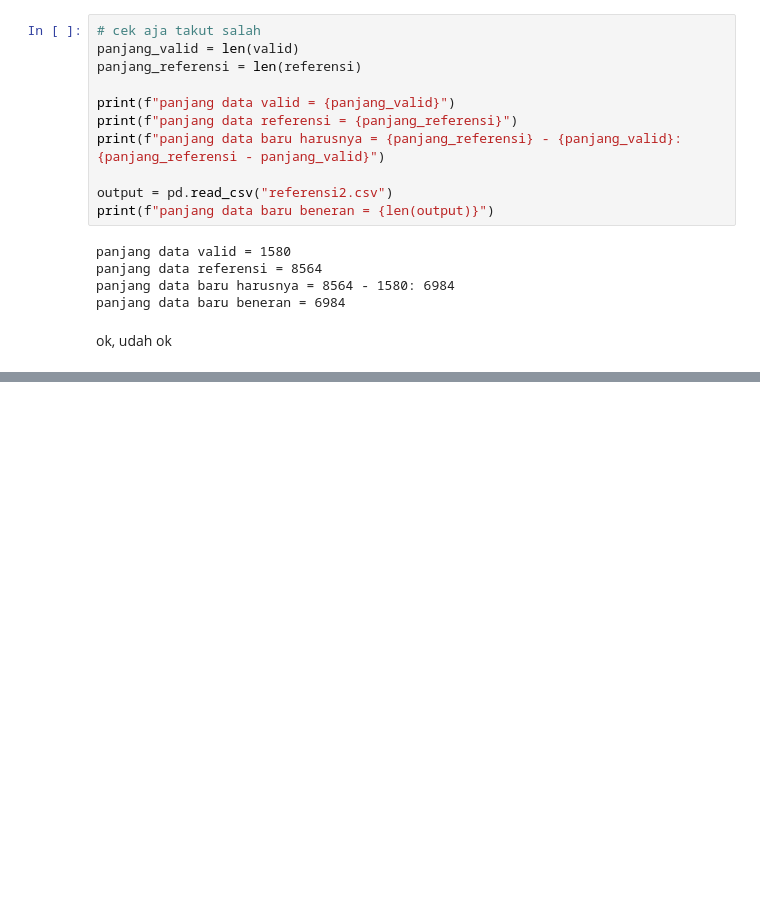
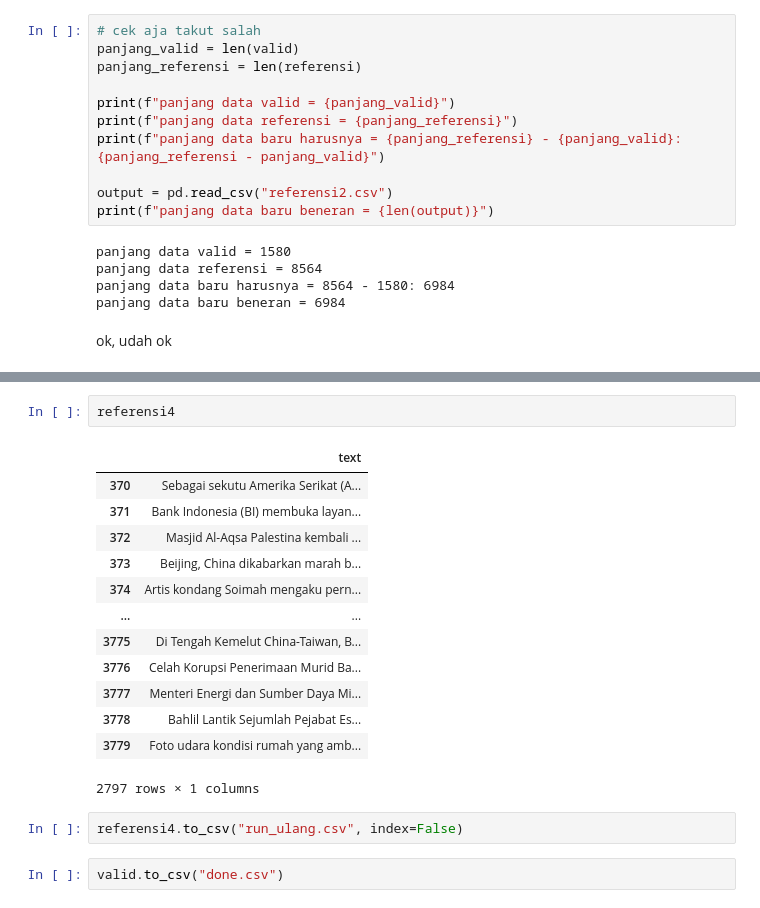
Before and after one commit to imdipo/capstone-AITF-komdigi, a Jupyter notebook: CPT/CPT.ipynb, the cells around one changed output, grey strips where cells are left out. Cells and saved outputs as stored; diff of their text form; blank space fills up the shorter version.

```diff
--- a/CPT/CPT.ipynb
+++ b/CPT/CPT.ipynb
@@ -100,0 +167,20 @@ ok, udah ok
+# %%
+referensi4
+# %% [output]
+|  | text |
+| 370 | Sebagai sekutu Amerika Serikat (A... |
+| 371 | Bank Indonesia (BI) membuka layan... |
+| 372 | Masjid Al-Aqsa Palestina kembali ... |
+| 373 | Beijing, China dikabarkan marah b... |
+| 374 | Artis kondang Soimah mengaku pern... |
+| ... | ... |
+| 3775 | Di Tengah Kemelut China-Taiwan, B... |
+| 3776 | Celah Korupsi Penerimaan Murid Ba... |
+| 3777 | Menteri Energi dan Sumber Daya Mi... |
+| 3778 | Bahlil Lantik Sejumlah Pejabat Es... |
+| 3779 | Foto udara kondisi rumah yang amb... |
+2797 rows × 1 columns
+# %%
+referensi4.to_csv("run_ulang.csv", index=False)
+# %%
+valid.to_csv("done.csv")
```
Also changed, not shown: parts of 8 cells of this notebook.
